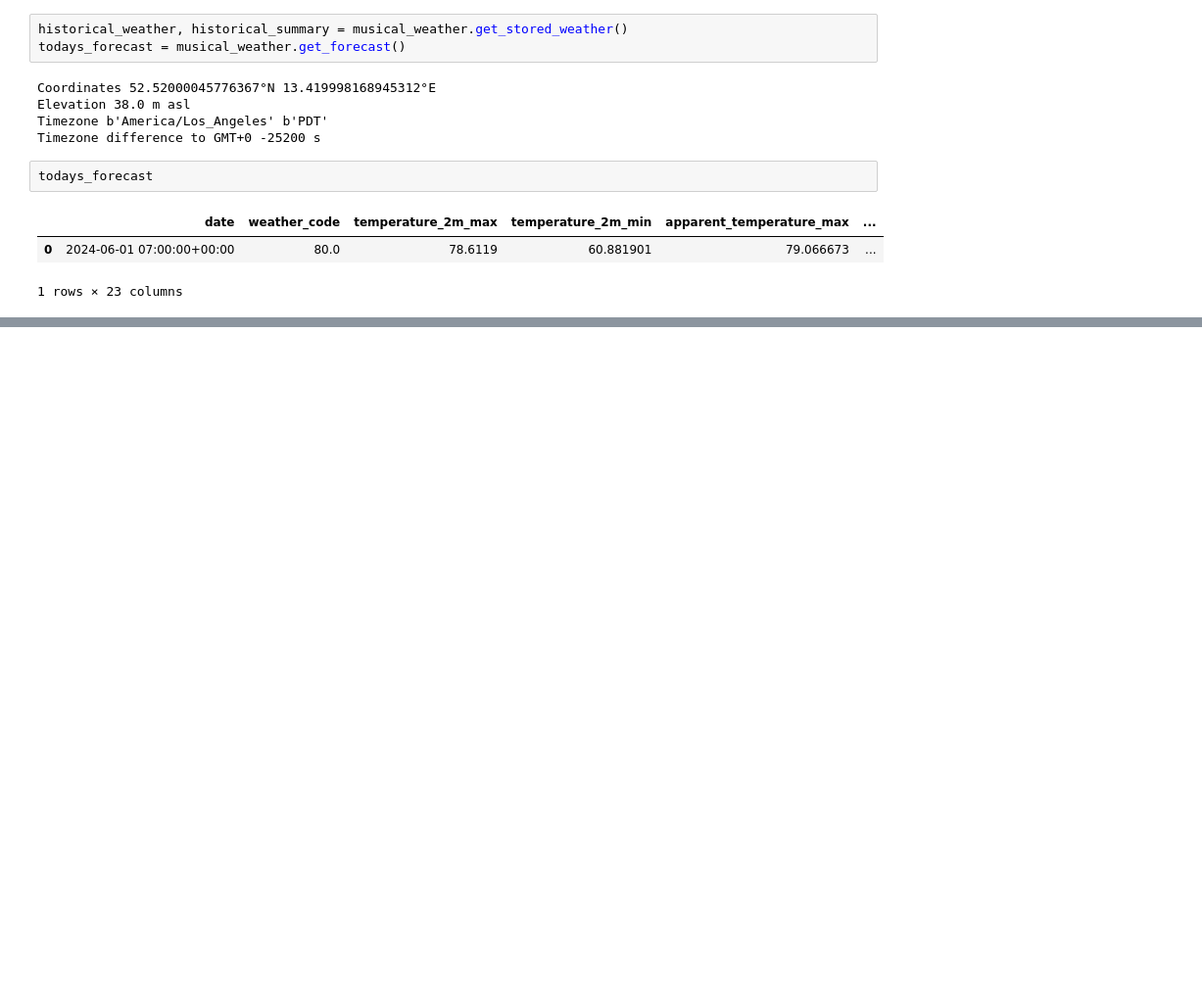
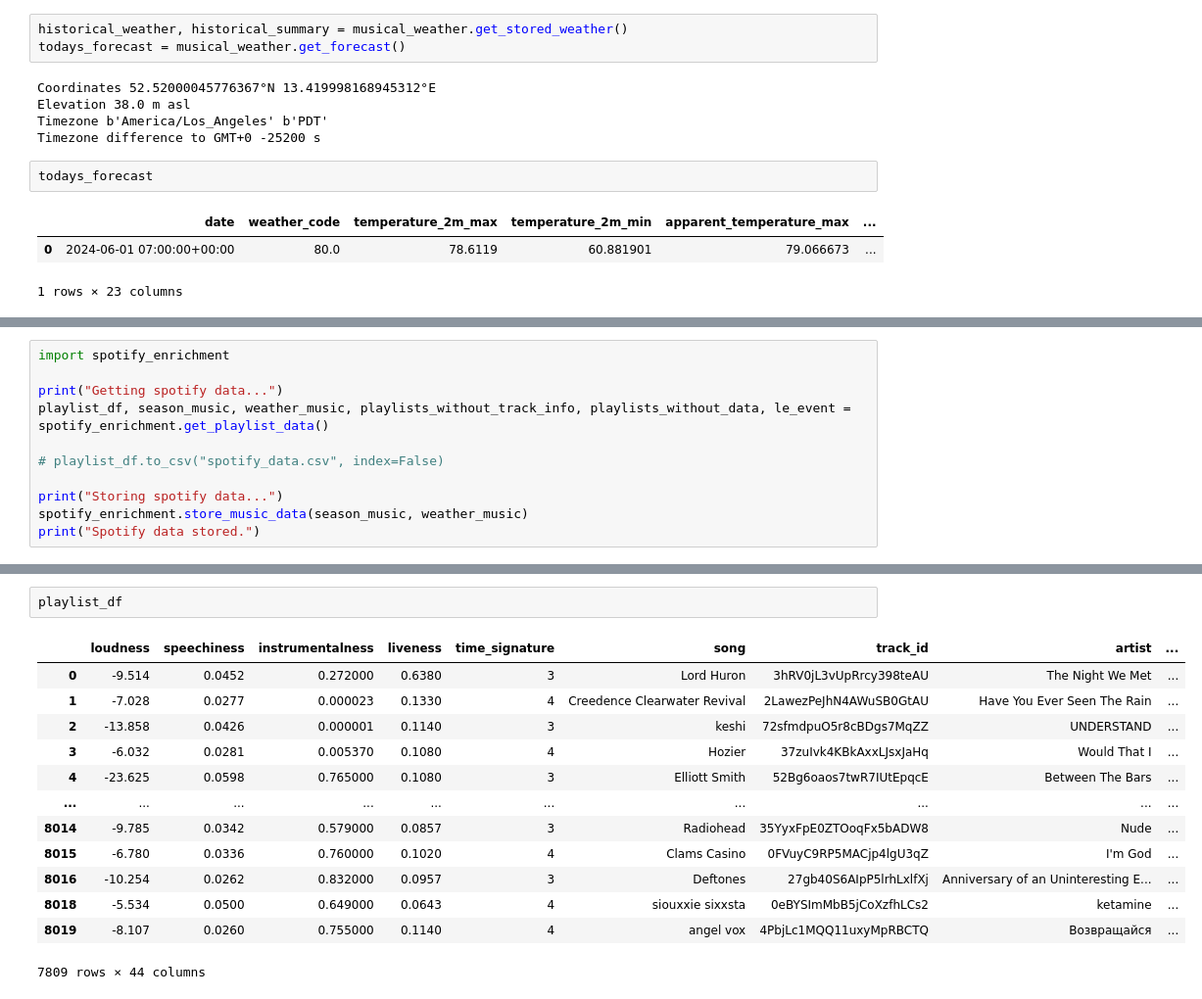
Before and after one commit to mattgraham93/Musical-Weather, a Jupyter notebook: testing.ipynb, the cells around one changed output, grey strips where cells are left out. Shown at 98% size. Saved outputs shown, nothing was run; the diff lists cells and outputs as text; blank space fills up the shorter version.

Commit message:
feat: Automate music selection and prepare for web app implementation

```diff
--- a/testing.ipynb
+++ b/testing.ipynb
@@ -247,0 +504,11 @@ todays_forecast
+# %%
+import spotify_enrichment
+
+print("Getting spotify data...")
+playlist_df, season_music, weather_music, playlists_without_track_info, playlists_without_data, le_event = spotify_enrichment.get_playlist_data()
+
+# playlist_df.to_csv("spotify_data.csv", index=False)
+
+print("Storing spotify data...")
+spotify_enrichment.store_music_data(season_music, weather_music)
+print("Spotify data stored.")
@@ -247,0 +554,16 @@ todays_forecast
+# %%
+playlist_df
+# %% [output]
+|  | loudness | speechiness | instrumentalness | liveness | time_signature | song | track_id | artist | ... |
+| 0 | -9.514 | 0.0452 | 0.272000 | 0.6380 | 3 | Lord Huron | 3hRV0jL3vUpRrcy398teAU | The Night We Met | ... |
+| 1 | -7.028 | 0.0277 | 0.000023 | 0.1330 | 4 | Creedence Clearwater Revival | 2LawezPeJhN4AWuSB0GtAU | Have You Ever Seen The Rain | ... |
+| 2 | -13.858 | 0.0426 | 0.000001 | 0.1140 | 3 | keshi | 72sfmdpuO5r8cBDgs7MqZZ | UNDERSTAND | ... |
+| 3 | -6.032 | 0.0281 | 0.005370 | 0.1080 | 4 | Hozier | 37zuIvk4KBkAxxLJsxJaHq | Would That I | ... |
+| 4 | -23.625 | 0.0598 | 0.765000 | 0.1080 | 3 | Elliott Smith | 52Bg6oaos7twR7IUtEpqcE | Between The Bars | ... |
+| ... | ... | ... | ... | ... | ... | ... | ... | ... | ... |
+| 8014 | -9.785 | 0.0342 | 0.579000 | 0.0857 | 3 | Radiohead | 35YyxFpE0ZTOoqFx5bADW8 | Nude | ... |
+| 8015 | -6.780 | 0.0336 | 0.760000 | 0.1020 | 4 | Clams Casino | 0FVuyC9RP5MACjp4lgU3qZ | I'm God | ... |
+| 8016 | -10.254 | 0.0262 | 0.832000 | 0.0957 | 3 | Deftones | 27gb40S6AIpP5lrhLxlfXj | Anniversary of an Uninteresting E... | ... |
+| 8018 | -5.534 | 0.0500 | 0.649000 | 0.0643 | 4 | siouxxie sixxsta | 0eBYSImMbB5jCoXzfhLCs2 | ketamine | ... |
+| 8019 | -8.107 | 0.0260 | 0.755000 | 0.1140 | 4 | angel vox | 4PbjLc1MQQ11uxyMpRBCTQ | Возвращайся | ... |
+7809 rows × 44 columns
```
Also changed, not shown: parts of 40 cells of this notebook, 2 other files.
